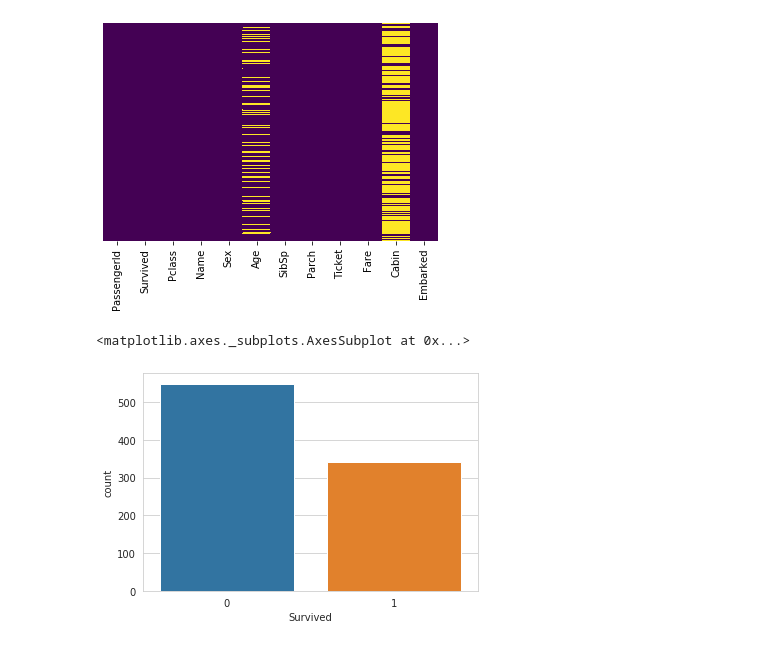
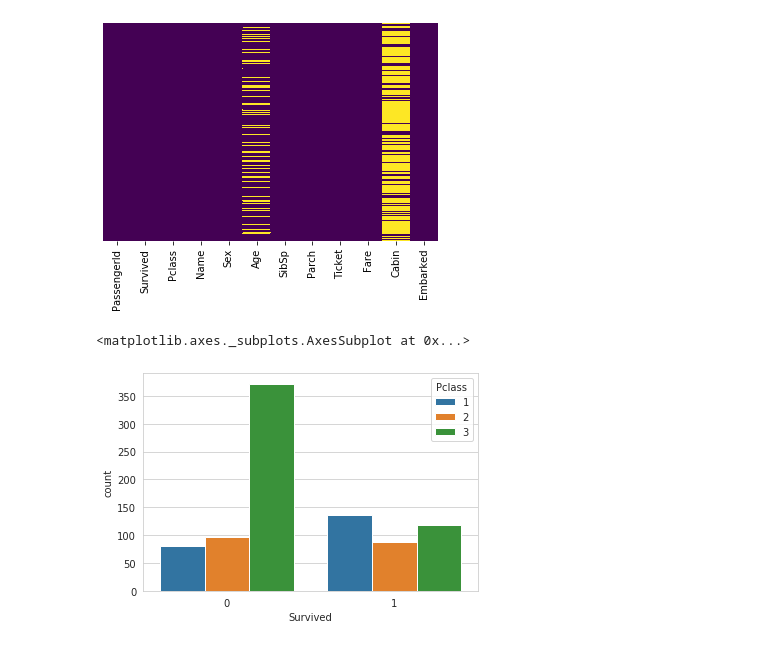
Before and after one commit to gunjanmimo/Data-Science, a Jupyter notebook: logistic regression/titanic.ipynb, the cells around one changed output. Cells and saved outputs as stored; diff of their text form; code cells hidden in the pictures.

```diff
--- a/logistic regression/titanic.ipynb
+++ b/logistic regression/titanic.ipynb
@@ -4,5 +4,5 @@ import pandas as pd
 import matplotlib.pyplot as plt
 import seaborn as sns
 # %%
-df = pd.read_csv("titanic_train.csv")
+train = pd.read_csv("titanic_train.csv")
 # %%
@@ -62,7 +62,7 @@ sns.heatmap(df.isnull(),yticklabels=False,cbar=False, cmap='viridis')
 # %%
 sns.set_style("whitegrid")
 # %%
-sns.countplot(x='Survived',data=df)
+sns.countplot(x='Survived',data=train,hue= 'Pclass')
 # %% [output]
 <matplotlib.axes._subplots.AxesSubplot at 0x...>
-[figure, old version]
+[figure, new version]
```
Also changed, not shown: parts of 13 cells of this notebook.
